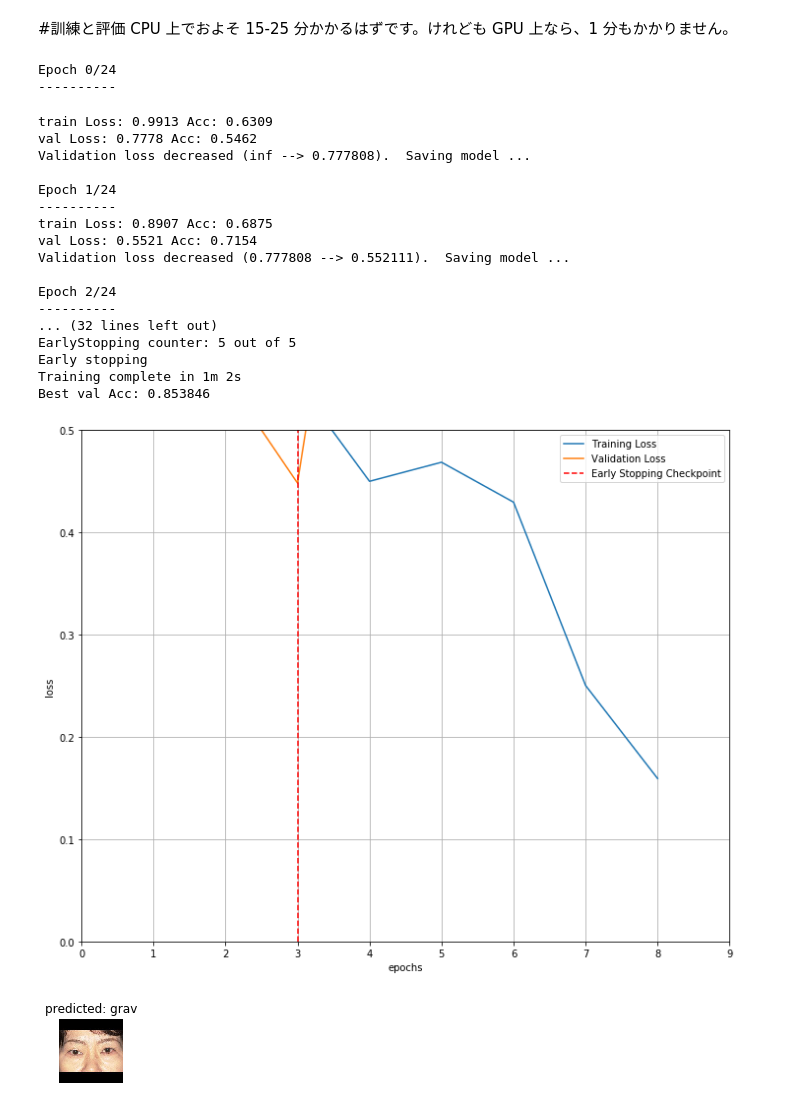
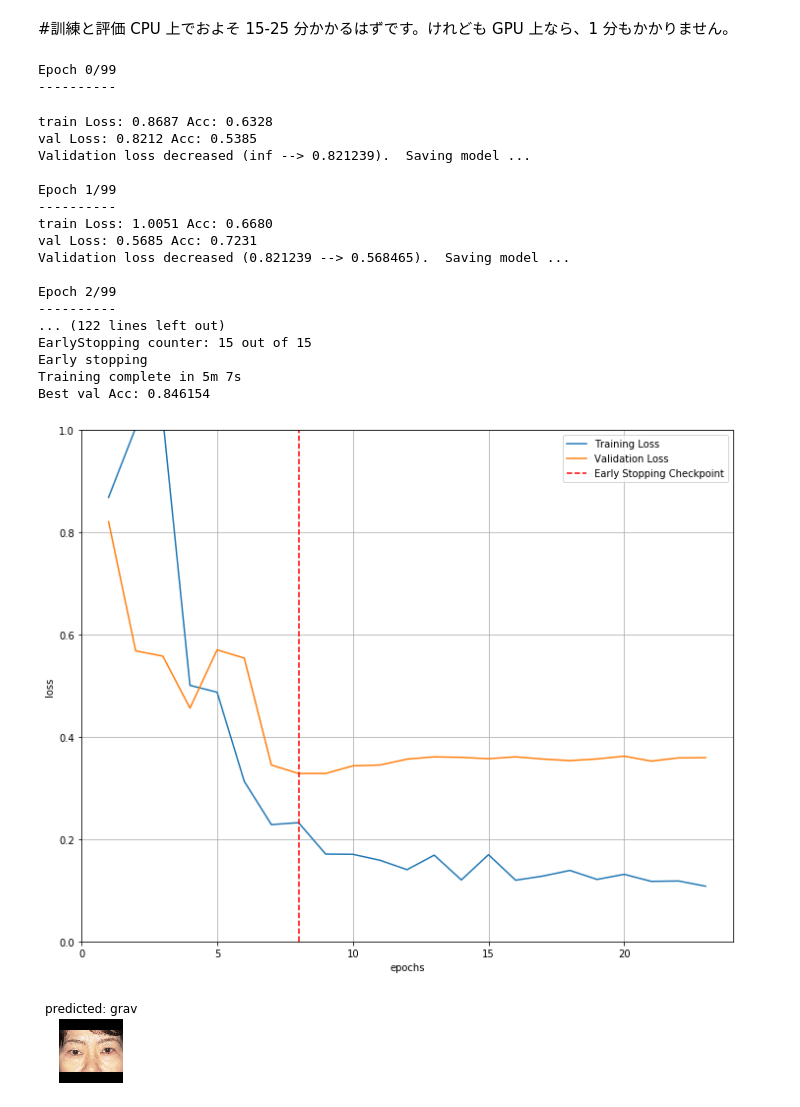
Before and after one commit to ykitaguchi77/AdvancedPytorch_Colab, a Jupyter notebook: Pytorch_転移学習Resnet50-VGGFace2_TED vs Control.ipynb, the cells around one changed output. Drawn from its saved outputs; the diff is of its cells as text; code cells hidden in the pictures.

```diff
--- a/Pytorch_転移学習Resnet50-VGGFace2_TED vs Control.ipynb
+++ b/Pytorch_転移学習Resnet50-VGGFace2_TED vs Control.ipynb
@@ -799,48 +799,48 @@ Resnet50_ft_dag(
 #訓練と評価
 CPU 上でおよそ 15-25 分かかるはずです。けれども GPU 上なら、1 分もかかりません。
 # %%
-model_ft, train_loss, valid_loss = train_model(model_ft, criterion, optimizer_ft, exp_lr_scheduler, patience=5, num_epochs=25)
+model_ft, train_loss, valid_loss = train_model(model_ft, criterion, optimizer_ft, exp_lr_scheduler, patience=15, num_epochs=100)
 # %% [output]
-Epoch 0/24
+Epoch 0/99
 ----------
-train Loss: 0.9913 Acc: 0.6309
-val Loss: 0.7778 Acc: 0.5462
-Validation loss decreased (inf --> 0.777808).  Saving model ...
+train Loss: 0.8687 Acc: 0.6328
+val Loss: 0.8212 Acc: 0.5385
+Validation loss decreased (inf --> 0.821239).  Saving model ...
 
-Epoch 1/24
+Epoch 1/99
 ----------
-train Loss: 0.8907 Acc: 0.6875
-val Loss: 0.5521 Acc: 0.7154
-Validation loss decreased (0.777808 --> 0.552111).  Saving model ...
+train Loss: 1.0051 Acc: 0.6680
+val Loss: 0.5685 Acc: 0.7231
+Validation loss decreased (0.821239 --> 0.568465).  Saving model ...
 
-Epoch 2/24
+Epoch 2/99
 ----------
-... (32 lines left out)
-EarlyStopping counter: 5 out of 5
+... (122 lines left out)
+EarlyStopping counter: 15 out of 15
 Early stopping
-Training complete in 1m 2s
-Best val Acc: 0.853846
+Training complete in 5m 7s
+Best val Acc: 0.846154
 # %%
 # visualize the loss as the network trained
 fig = plt.figure(figsize=(10,8))
 plt.plot(range(1,len(train_loss)+1),train_loss, label='Training Loss')
 plt.plot(range(1,len(valid_loss)+1),valid_loss,label='Validation Loss')
 
 # find position of lowest validation loss
 minposs = valid_loss.index(min(valid_loss))+1
 plt.axvline(minposs, linestyle='--', color='r',label='Early Stopping Checkpoint')
 
 plt.xlabel('epochs')
 plt.ylabel('loss')
-plt.ylim(0, 0.5) # consistent scale
+plt.ylim(0, 1.0) # consistent scale
 plt.xlim(0, len(train_loss)+1) # consistent scale
 plt.grid(True)
 plt.legend()
 plt.tight_layout()
 plt.show()
 fig.savefig('loss_plot.png', bbox_inches='tight')
 # %% [output]
-[figure, old version]
+[figure, new version]
 # %%
 visualize_model(model_ft)
 # %% [output]
```
Also changed, not shown: parts of 3 cells of this notebook.
